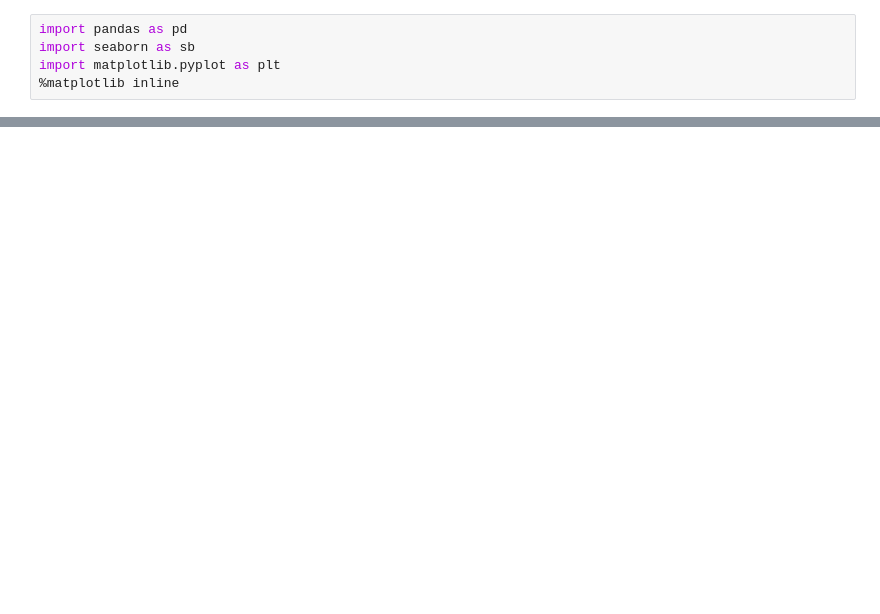
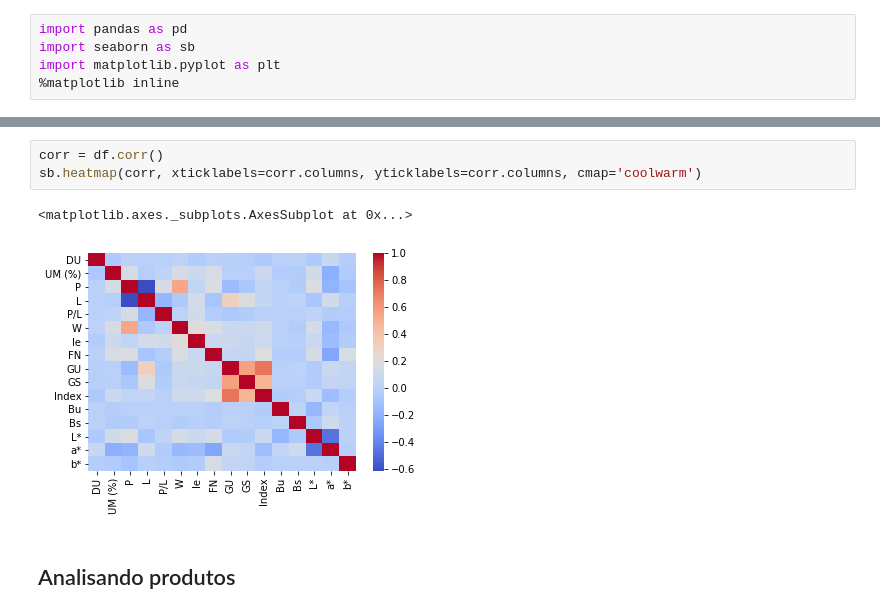
Before and after one commit to JandreiSS/RNA-Farinha-de-Trigo, a Jupyter notebook: RNA Farinha de Trigo - Biscoitos e Massas.ipynb, the cells around one changed output, grey strips where cells are left out. Cells and saved outputs as stored; diff of their text form; blank space fills up the shorter version.

```diff
--- a/RNA Farinha de Trigo - Biscoitos e Massas.ipynb
+++ b/RNA Farinha de Trigo - Biscoitos e Massas.ipynb
@@ -294,0 +351,8 @@ sb.pairplot(df, hue='Parecer', vars=['DU', 'P/L', 'W', 'FN'], corner=True)
+# %%
+corr = df.corr()
+sb.heatmap(corr, xticklabels=corr.columns, yticklabels=corr.columns, cmap='coolwarm')
+# %% [output]
+<matplotlib.axes._subplots.AxesSubplot at 0x...>
+[figure, added]
+# %% [markdown]
+## Analisando produtos
```
Also changed, not shown: parts of 22 cells of this notebook.
